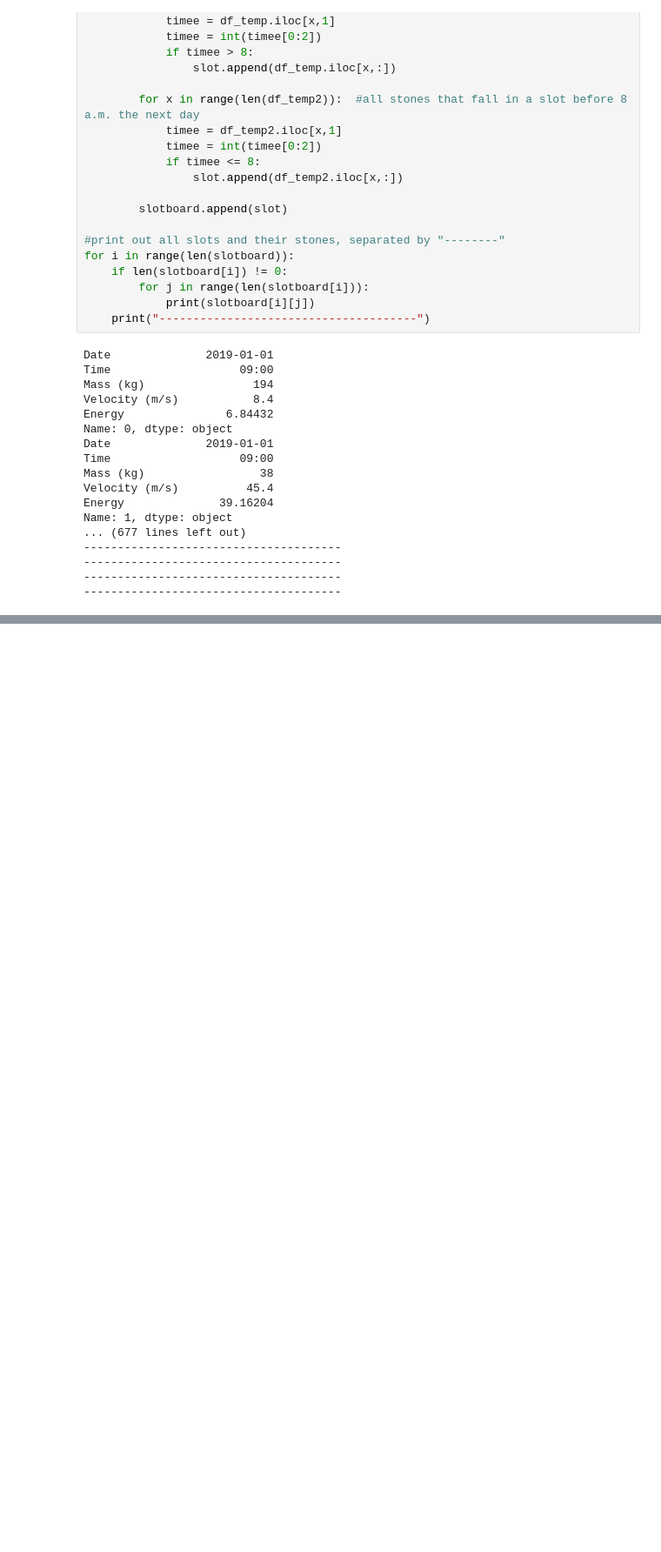
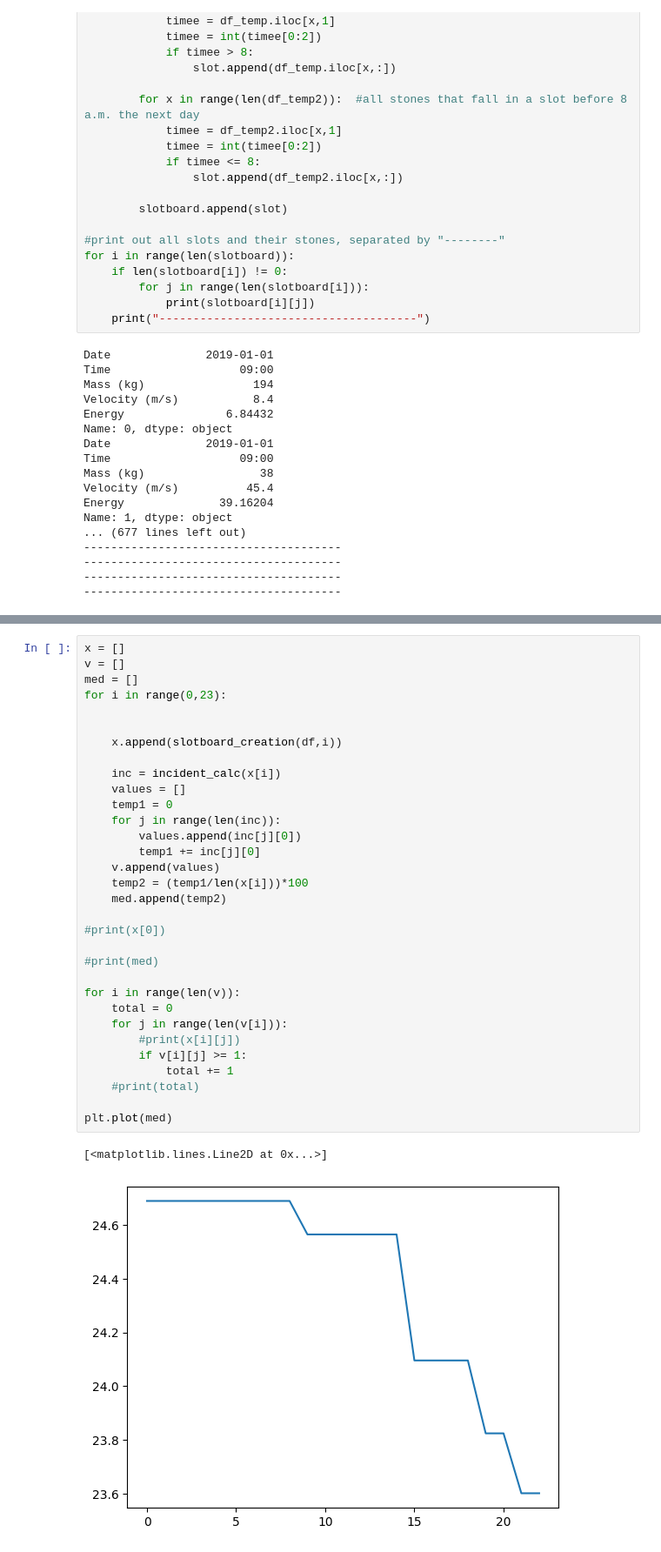
Before and after one commit to lhenchoz/cwm1, a Jupyter notebook: net_incident_calc.ipynb, the cells around one changed output, grey strips where cells are left out. Shown: that part at 87% size. Drawn from its saved outputs; the diff is of its cells as text; blank space fills up the shorter version.

```diff
--- a/net_incident_calc.ipynb
+++ b/net_incident_calc.ipynb
@@ -110,0 +189,35 @@ print(incident)
+# %%
+x = []
+v = []
+med = []
+for i in range(0,23):
+
+
+    x.append(slotboard_creation(df,i))
+
+    inc = incident_calc(x[i])
+    values = []
+    temp1 = 0
+    for j in range(len(inc)):
+        values.append(inc[j][0])
+        temp1 += inc[j][0]
+    v.append(values)
+    temp2 = (temp1/len(x[i]))*100
+    med.append(temp2)
+
+#print(x[0])
+
+#print(med)
+
+for i in range(len(v)):
+    total = 0
+    for j in range(len(v[i])):
+        #print(x[i][j])
+        if v[i][j] >= 1:
+            total += 1
+    #print(total)
+
+plt.plot(med)
+# %% [output]
+[<matplotlib.lines.Line2D at 0x...>]
+[figure, added]
```
Also changed, not shown: parts of 7 cells of this notebook.
